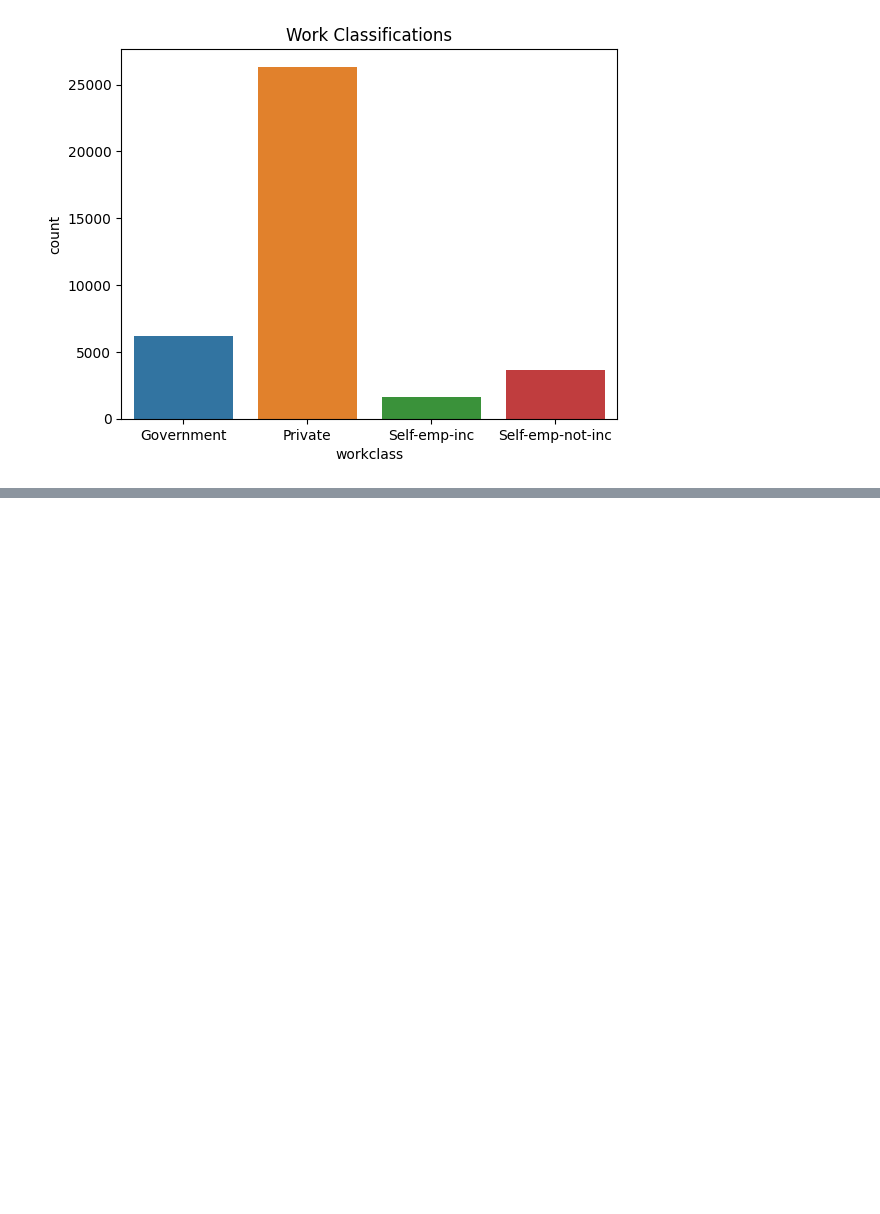
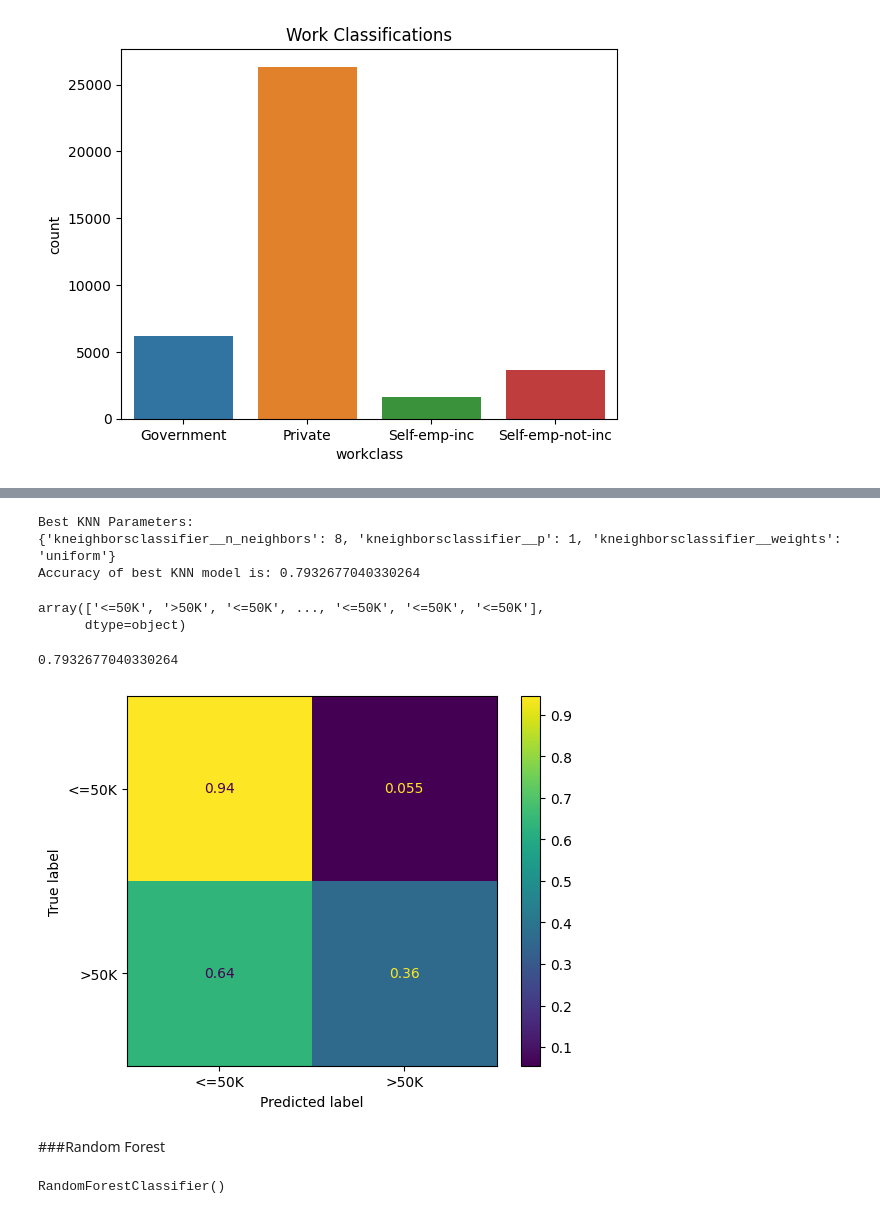
Before and after one commit to thejustinfields/incomepredictions, a Jupyter notebook: AdultIncome.ipynb, the cells around one changed output, grey strips where cells are left out. Cells and saved outputs as stored; diff of their text form; code cells hidden in the pictures; blank space fills up the shorter version.

```diff
--- a/AdultIncome.ipynb
+++ b/AdultIncome.ipynb
@@ -548,0 +698,33 @@ ax.set_xticklabels(ax.get_xticklabels(), rotation=45, ha='right');
+# %%
+knn_param_grid = {'kneighborsclassifier__n_neighbors': range(1,10),
+              'kneighborsclassifier__p': range(1,5),
+              'kneighborsclassifier__weights': ['distance','uniform']}
+# %%
+knn_pipe_gs = GridSearchCV(knn_pipe, knn_param_grid)
+
+knn_pipe_gs.fit(X_train_processed, y_train)
+print('Best KNN Parameters:')
+print(knn_pipe_gs.best_params_)
+best_pipe = knn_pipe_gs.best_estimator_
+print(f'Accuracy of best KNN model is: {best_pipe.score(X_test_processed, y_test)}')
+# %% [output]
+Best KNN Parameters:
+{'kneighborsclassifier__n_neighbors': 8, 'kneighborsclassifier__p': 1, 'kneighborsclassifier__weights': 'uniform'}
+Accuracy of best KNN model is: 0.7932677040330264
+# %%
+knn_gs_predictions = knn_pipe_gs.predict(X_test_processed)
+knn_gs_predictions
+# %% [output]
+array(['<=50K', '>50K', '<=50K', ..., '<=50K', '<=50K', '<=50K'],
+      dtype=object)
+# %%
+knngs_acc_score = knn_pipe_gs.score(X_test_processed, y_test)
+knngs_acc_score
+# %% [output]
+0.7932677040330264
+# %%
+ConfusionMatrixDisplay.from_predictions(y_test, knn_gs_predictions, normalize='true');
+# %% [output]
+[figure, added]
+# %% [markdown]
+###Random Forest
@@ -548,0 +733,4 @@ ax.set_xticklabels(ax.get_xticklabels(), rotation=45, ha='right');
+# %%
+rf.fit(X_train_processed, y_train)
+# %% [output]
+RandomForestClassifier()
```
Also changed, not shown: parts of 47 cells of this notebook.
